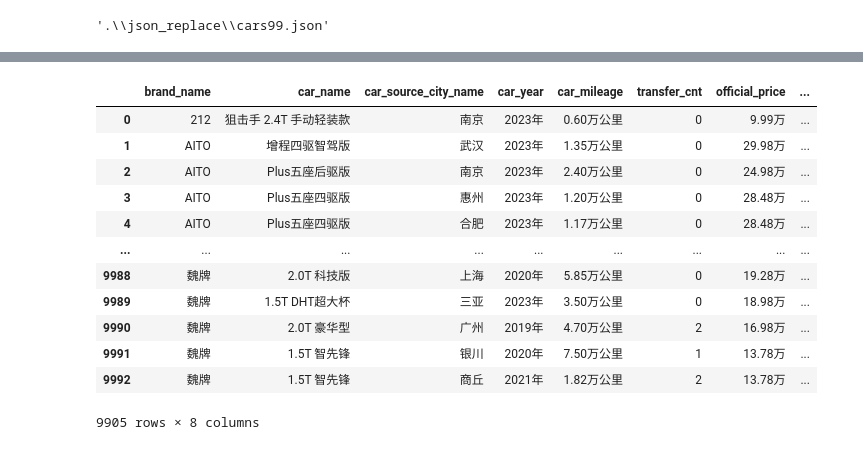
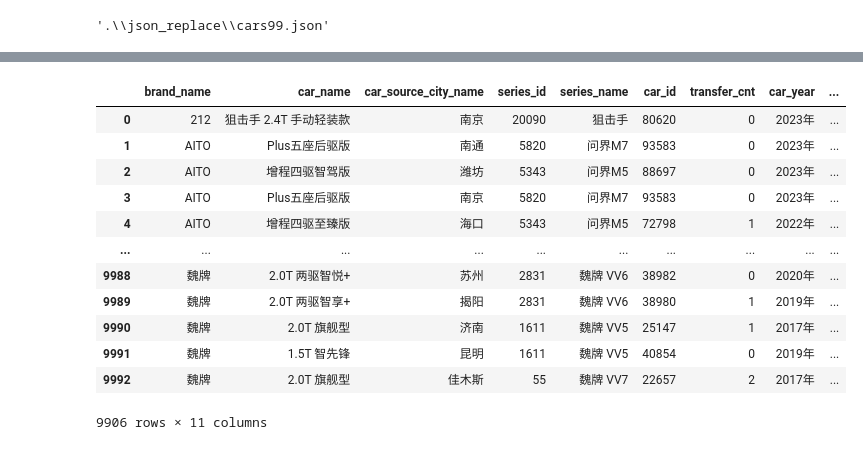
Before and after one commit to xiumuya/usedCars, a Jupyter notebook: resource/cars.ipynb, the cells around one changed output, grey strips where cells are left out. Cells and saved outputs as stored; diff of their text form; code cells hidden in the pictures.

```diff
--- a/resource/cars.ipynb
+++ b/resource/cars.ipynb
@@ -207,13 +209,19 @@ for jsonPath in json_files_replace:
 
         # header names
         Headers = [
-            "brand_name"
+              "brand_name"
             , "car_name"
             , "car_source_city_name" # 卖车人的城市
             , "sub_title" # 包含 car_year 和 car_mileage
+            , "authentication_method"
+            , "car_source_type"
+            , "is_self_trade"
+            , "series_id"
+            , "series_name"
+            , "car_id"
+            , 'transfer_cnt' #过户次数
             , "official_price" #官方价格
             , "sh_price"  # 出售价格
-            , 'transfer_cnt' #过户次数
             ]
 
         data_searched = car_data['data']['search_sh_sku_info_list']
@@ -319,31 +288,35 @@ cars
 # %%
 ## 数据预处理部分
 cars["brand_name"].unique()
-cars = cars[[
-              'brand_name'
-            , 'car_name'
-            , 'car_source_city_name'
-            , 'car_year'
-            , 'car_mileage'
-            , 'transfer_cnt'
-            , 'official_price'
-            , 'sh_price']]
+cars = cars[ [
+              "brand_name"
+            , "car_name"
+            , "car_source_city_name" # 卖车人的城市
+            , "series_id"
+            , "series_name"
+            , "car_id"
+            , 'transfer_cnt' #过户次数
+            , "car_year"
+            , "car_mileage"
+            , "official_price" #官方价格
+            , "sh_price"  # 出售价格
+            ]]
 # 如果除sh_price列之外其余列数据相同，则去除后一行数据
 ## 去除相同数据，确保sh_price只有唯一的参数与之对应
 cars = cars.sort_values("brand_name", ignore_index=True)
 cars_duplicated = cars.drop_duplicates(subset = cars.columns[:-1], keep='first')
 cars_duplicated
 # %% [output]
-|  | brand_name | car_name | car_source_city_name | car_year | car_mileage | transfer_cnt | official_price | ... |
-| 0 | 212 | 狙击手 2.4T 手动轻装款 | 南京 | 2023年 | 0.60万公里 | 0 | 9.99万 | ... |
-| 1 | AITO | 增程四驱智驾版 | 武汉 | 2023年 | 1.35万公里 | 0 | 29.98万 | ... |
-| 2 | AITO | Plus五座后驱版 | 南京 | 2023年 | 2.40万公里 | 0 | 24.98万 | ... |
-| 3 | AITO | Plus五座四驱版 | 惠州 | 2023年 | 1.20万公里 | 0 | 28.48万 | ... |
-| 4 | AITO | Plus五座四驱版 | 合肥 | 2023年 | 1.17万公里 | 0 | 28.48万 | ... |
-| ... | ... | ... | ... | ... | ... | ... | ... | ... |
-| 9988 | 魏牌 | 2.0T 科技版 | 上海 | 2020年 | 5.85万公里 | 0 | 19.28万 | ... |
-| 9989 | 魏牌 | 1.5T DHT超大杯 | 三亚 | 2023年 | 3.50万公里 | 0 | 18.98万 | ... |
-| 9990 | 魏牌 | 2.0T 豪华型 | 广州 | 2019年 | 4.70万公里 | 2 | 16.98万 | ... |
-| 9991 | 魏牌 | 1.5T 智先锋 | 银川 | 2020年 | 7.50万公里 | 1 | 13.78万 | ... |
-| 9992 | 魏牌 | 1.5T 智先锋 | 商丘 | 2021年 | 1.82万公里 | 2 | 13.78万 | ... |
+|  | brand_name | car_name | car_source_city_name | series_id | series_name | car_id | transfer_cnt | car_year | ... |
+| 0 | 212 | 狙击手 2.4T 手动轻装款 | 南京 | 20090 | 狙击手 | 80620 | 0 | 2023年 | ... |
+| 1 | AITO | Plus五座后驱版 | 南通 | 5820 | 问界M7 | 93583 | 0 | 2023年 | ... |
+| 2 | AITO | 增程四驱智驾版 | 潍坊 | 5343 | 问界M5 | 88697 | 0 | 2023年 | ... |
+| 3 | AITO | Plus五座后驱版 | 南京 | 5820 | 问界M7 | 93583 | 0 | 2023年 | ... |
+| 4 | AITO | 增程四驱至臻版 | 海口 | 5343 | 问界M5 | 72798 | 1 | 2022年 | ... |
+| ... | ... | ... | ... | ... | ... | ... | ... | ... | ... |
+| 9988 | 魏牌 | 2.0T 两驱智悦+ | 苏州 | 2831 | 魏牌 VV6 | 38982 | 0 | 2020年 | ... |
+| 9989 | 魏牌 | 2.0T 两驱智享+ | 揭阳 | 2831 | 魏牌 VV6 | 38980 | 1 | 2019年 | ... |
+| 9990 | 魏牌 | 2.0T 旗舰型 | 济南 | 1611 | 魏牌 VV5 | 25147 | 1 | 2017年 | ... |
+| 9991 | 魏牌 | 1.5T 智先锋 | 昆明 | 1611 | 魏牌 VV5 | 40854 | 0 | 2019年 | ... |
+| 9992 | 魏牌 | 2.0T 旗舰型 | 佳木斯 | 55 | 魏牌 VV7 | 22657 | 2 | 2017年 | ... |
-9905 rows × 8 columns
+9906 rows × 11 columns
```
Also changed, not shown: parts of 9 cells of this notebook, 5 other files.
